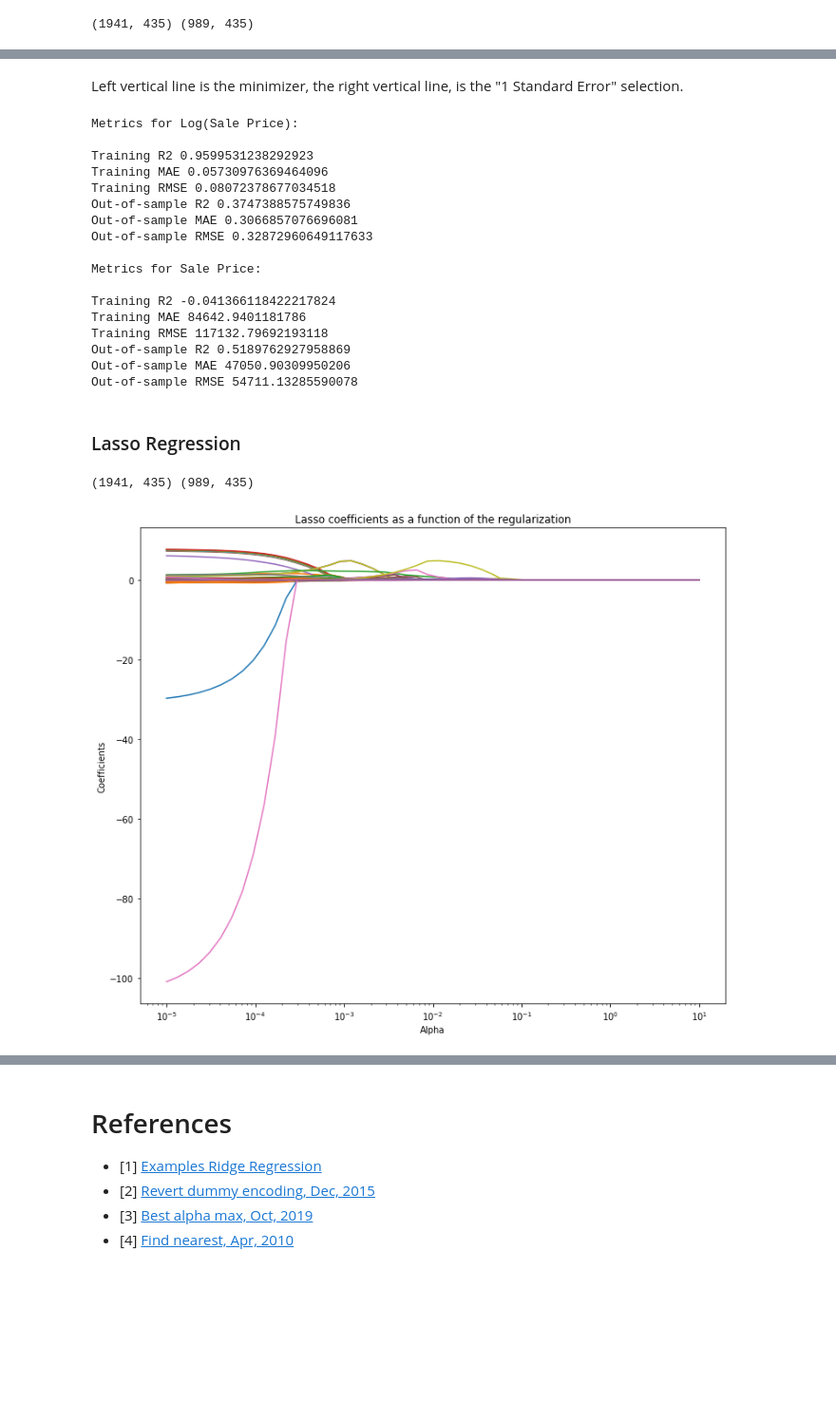
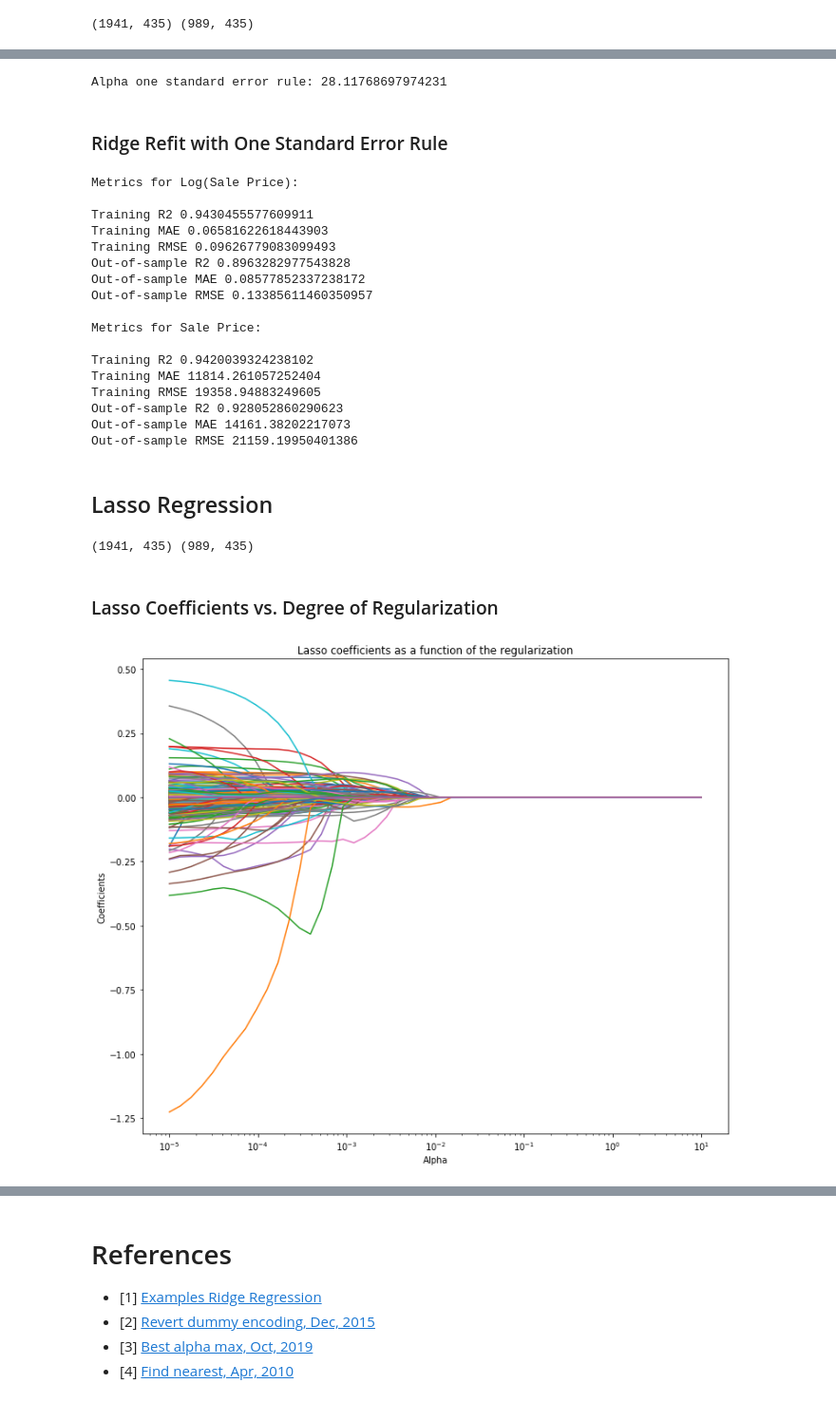
Before and after one commit to paulgrigas/IEOR-142-242-Python-Project, a Jupyter notebook: Lab 9/Lab9_teaching.ipynb, the cells around one changed output, grey strips where cells are left out. Shown at 95% size. Cells and saved outputs as stored; diff of their text form; code cells hidden in the pictures; blank space fills up the shorter version.

```diff
--- a/Lab 9/Lab9_teaching.ipynb
+++ b/Lab 9/Lab9_teaching.ipynb
@@ -882,5 +917,5 @@ warnings.filterwarnings('ignore')
 # %%
-alpha_grid = np.logspace(-2, 6, num=50, base=10)
+alpha_grid = np.logspace(-1, 5, num=50, base=10)
 coefs = []
 # %%
 for a in alpha_grid:
@@ -903,6 +938,7 @@ plt.show()
 # %%
-alpha_grid = {'alpha': np.logspace(-2, 6, num=50, base=10)}
+alpha_grid = {'alpha': np.logspace(-1, 5, num=50, base=10)}
 
+rr = Ridge(random_state=88)
 rr_cv = GridSearchCV(rr, alpha_grid, scoring='neg_mean_squared_error', cv=10)
 rr_cv.fit(X_train_rr, y_train)
 # %% [output]
@@ -930,23 +958,19 @@ def find_nearest(array, value):
 # %%
-alpha_grid = rr_cv.cv_results_['param_alpha'].data
+range_alpha = rr_cv.cv_results_['param_alpha'].data
 MSE_scores = rr_cv.cv_results_['mean_test_score']*(-1)
-
-x_minimizer = alpha_grid[np.argmin(MSE_scores)]
-MSE_se = stats.sem(MSE_scores)
-
-MSE_1se_rule = min(MSE_scores)+stats.sem(MSE_scores)
-MSE_nearest = find_nearest(MSE_scores, MSE_1se_rule)
-idx_nearest = np.where(MSE_scores == MSE_nearest)[0][0]
-x_1se_rule = alpha_grid[idx_nearest]
-
+x_min, x_1se = one_standard_error_rule(model='ridge',
+                                       results=rr_cv.cv_results_,
+                                       param_grid=range_alpha,
+                                       n_splits=10,
+                                       neg_mean_squared_error=True)
 plt.figure(figsize=(8, 6))
 ax = plt.gca()
 ax.set_xscale('log')
 plt.xlabel('Alpha', fontsize=16)
 plt.ylabel('CV MSE', fontsize=16)
-plt.scatter(alpha_grid, MSE_scores, s=30)
-plt.axvline(x=x_minimizer, color='m')
-plt.axvline(x=x_1se_rule, color='c')
+plt.scatter(range_alpha, MSE_scores, s=30)
+plt.axvline(x=x_min, color='m')
+plt.axvline(x=x_1se, color='c')
 plt.grid(True, which='both')
 
 plt.tight_layout()
@@ -956,28 +980,35 @@ plt.show()
-# %% [markdown]
-Left vertical line is the minimizer, the right vertical line, is the "1 Standard Error" selection.
+# %%
+print('Alpha one standard error rule:', x_1se)
+# %% [output]
+Alpha one standard error rule: 28.11768697974231
+# %% [markdown]
+### Ridge Refit with One Standard Error Rule
 # %%
+rr_cv = GridSearchCV(rr, {'alpha': [x_1se]}, scoring='neg_mean_squared_error', cv=10)
+rr_cv.fit(X_train_rr, y_train)
+
 print_metrics(rr_cv, X_train_rr, y_train, X_test_rr, y_test, flag_log_sale_price = True)
 print_metrics(rr_cv, X_train_rr, y_train, X_test_rr, y_test, flag_log_sale_price = False)
 # %% [output]
 Metrics for Log(Sale Price):
 
-Training R2 0.9599531238292923
-Training MAE 0.05730976369464096
-Training RMSE 0.08072378677034518
-Out-of-sample R2 0.3747388575749836
-Out-of-sample MAE 0.3066857076696081
-Out-of-sample RMSE 0.32872960649117633
+Training R2 0.9430455577609911
+Training MAE 0.06581622618443903
+Training RMSE 0.09626779083099493
+Out-of-sample R2 0.8963282977543828
+Out-of-sample MAE 0.08577852337238172
+Out-of-sample RMSE 0.13385611460350957
 
 Metrics for Sale Price:
 
-Training R2 -0.041366118422217824
-Training MAE 84642.9401181786
-Training RMSE 117132.79692193118
-Out-of-sample R2 0.5189762927958869
-Out-of-sample MAE 47050.90309950206
-Out-of-sample RMSE 54711.13285590078
+Training R2 0.9420039324238102
+Training MAE 11814.261057252404
+Training RMSE 19358.94883249605
+Out-of-sample R2 0.928052860290623
+Out-of-sample MAE 14161.38202217073
+Out-of-sample RMSE 21159.19950401386
 # %% [markdown]
-### Lasso Regression
+## Lasso Regression
 # %%
 X_train_lasso = X_train_poly
 X_test_lasso = X_test_poly
@@ -985,3 +1016,5 @@ X_test_lasso = X_test_poly
 print(X_train_lasso.shape, X_test_lasso.shape)
 # %% [output]
 (1941, 435) (989, 435)
+# %% [markdown]
+### Lasso Coefficients vs. Degree of Regularization
@@ -988,21 +1035,18 @@ print(X_train_lasso.shape, X_test_lasso.shape)
 # %%
 from sklearn.linear_model import Lasso
 
-alphas = np.logspace(-5, 1, num=50, base=10)
-coefs = []
-
 for a in alphas:
-    lasso = Lasso(alpha=a, fit_intercept=False, max_iter=1000, random_state=88)
+    lasso = Lasso(alpha=a, random_state=88)
     lasso.fit(X_train_lasso, y_train)
     coefs.append(lasso.coef_)
 
 plt.figure(figsize=(12, 10))
 ax = plt.gca()
 ax.plot(alphas, coefs)
 ax.set_xscale('log')
 plt.xlabel('Alpha')
 plt.ylabel('Coefficients')
 plt.title('Lasso coefficients as a function of the regularization')
 plt.show()
 # %% [output]
-[figure, old version]
+[figure, new version]
```
Also changed, not shown: parts of 90 cells of this notebook.
